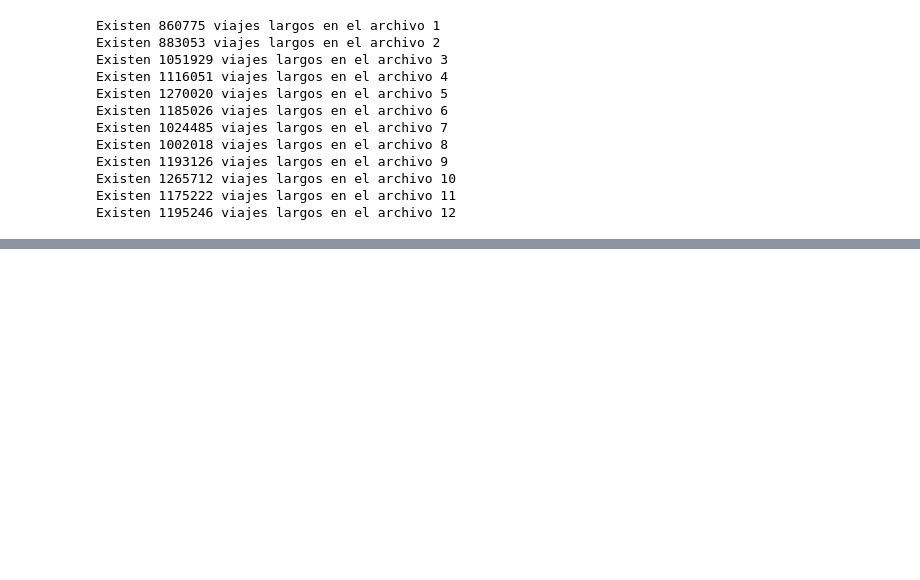
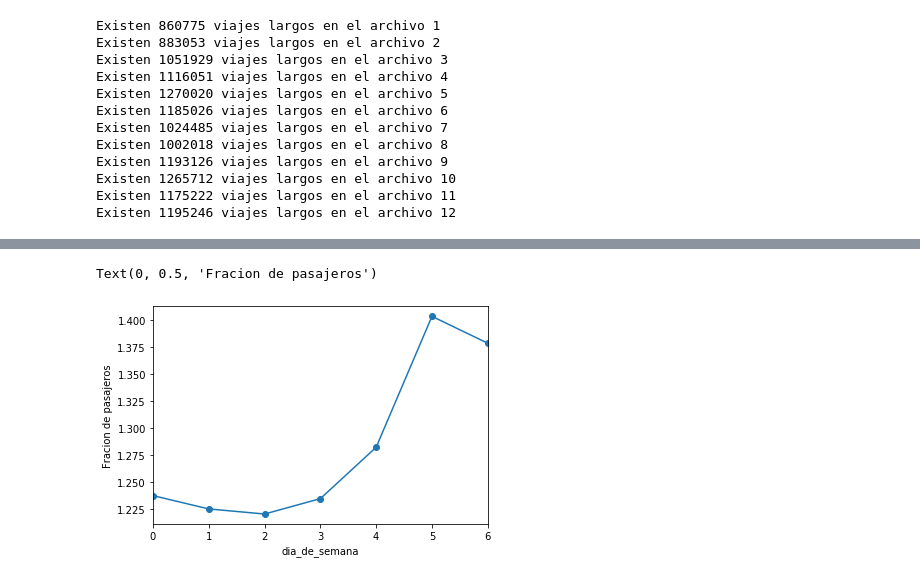
Before and after one commit to htapiagroup/sistemas-distribuidos-evaluacion-intersemestral-enrique444, a Jupyter notebook: MCA_SistDist_EX1.ipynb, the cells around one changed output, grey strips where cells are left out. Saved outputs shown, nothing was run; the diff lists cells and outputs as text; code cells hidden in the pictures; blank space fills up the shorter version.

```diff
--- a/MCA_SistDist_EX1.ipynb
+++ b/MCA_SistDist_EX1.ipynb
@@ -606,0 +656,15 @@ Sugerencia: agregar por el correspondiente periodo temporal y graficar. Que pued
+# %%
+datos = dd.read_csv("/Users/enriquedorantes/ig2/trip_data/limpio_trip_data_*.csv", usecols=["pickup_datetime", "passenger_count"])
+# %%
+datos["mi_pickup_datetime"] = dd.to_datetime( datos["pickup_datetime"] )
+datos["dia_de_semana"] =  datos["mi_pickup_datetime"].dt.dayofweek
+diasemana = datos.groupby('dia_de_semana')
+resultado2 = diasemana.passenger_count.mean()
+resultado2 = resultado2.compute()
+resultado2 = resultado2.sort_index()
+resultado2.plot.line(style="-o")
+plt.ylabel("Fracion de pasajeros")
+#The day of the week with Monday=0, Sunday=6
+# %% [output]
+Text(0, 0.5, 'Fracion de pasajeros')
+[figure, added]
```
Also changed, not shown: parts of 25 cells of this notebook.
